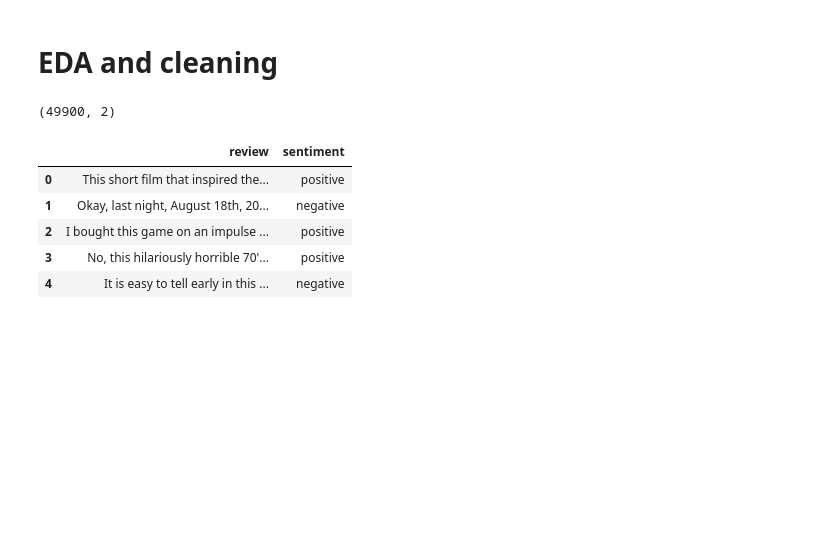
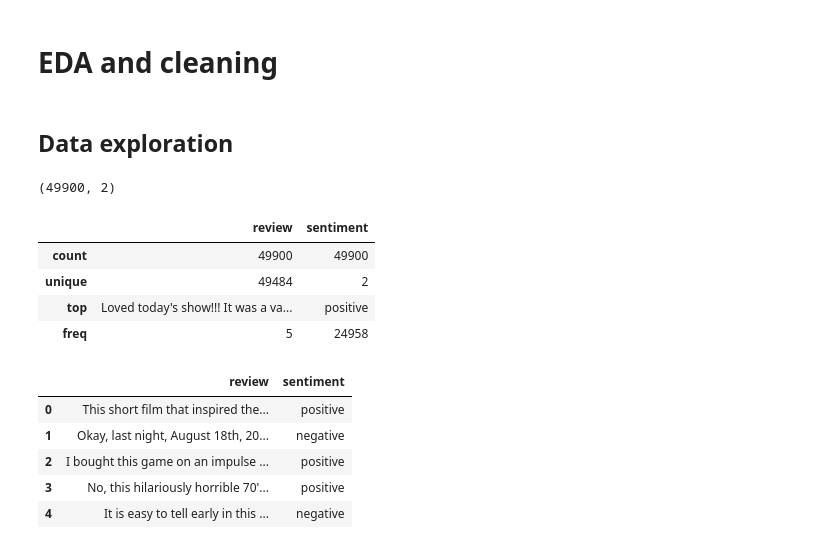
Before and after one commit to andry-iany/amrita-minor-project-python, a Jupyter notebook: notebooks/02_eda_and_cleaning.ipynb, the cells around one changed output. Saved outputs shown, nothing was run; the diff lists cells and outputs as text; code cells hidden in the pictures; blank space fills up the shorter version.

```diff
--- a/notebooks/02_eda_and_cleaning.ipynb.ipynb
+++ b/notebooks/02_eda_and_cleaning.ipynb
@@ -29,12 +32,22 @@ print(f"Done! Saved {len(first_part)} rows to part 1 and {len(second_part)} rows
 Done! Saved 100 rows to part 1 and 49900 rows to part 2.
 # %% [markdown]
 # EDA and cleaning
+# %% [markdown]
+## Data exploration
 # %%
 movie_reviews = pd.read_csv('../data/raw/dataset-training.csv')
 # %%
 movie_reviews.shape
 # %% [output]
 (49900, 2)
+# %%
+movie_reviews.describe()
+# %% [output]
+|  | review | sentiment |
+| count | 49900 | 49900 |
+| unique | 49484 | 2 |
+| top | Loved today's show!!! It was a va... | positive |
+| freq | 5 | 24958 |
 # %%
 movie_reviews.head(5)
 # %% [output]
```
Also changed, not shown: parts of 8 cells of this notebook, 1 other file.
